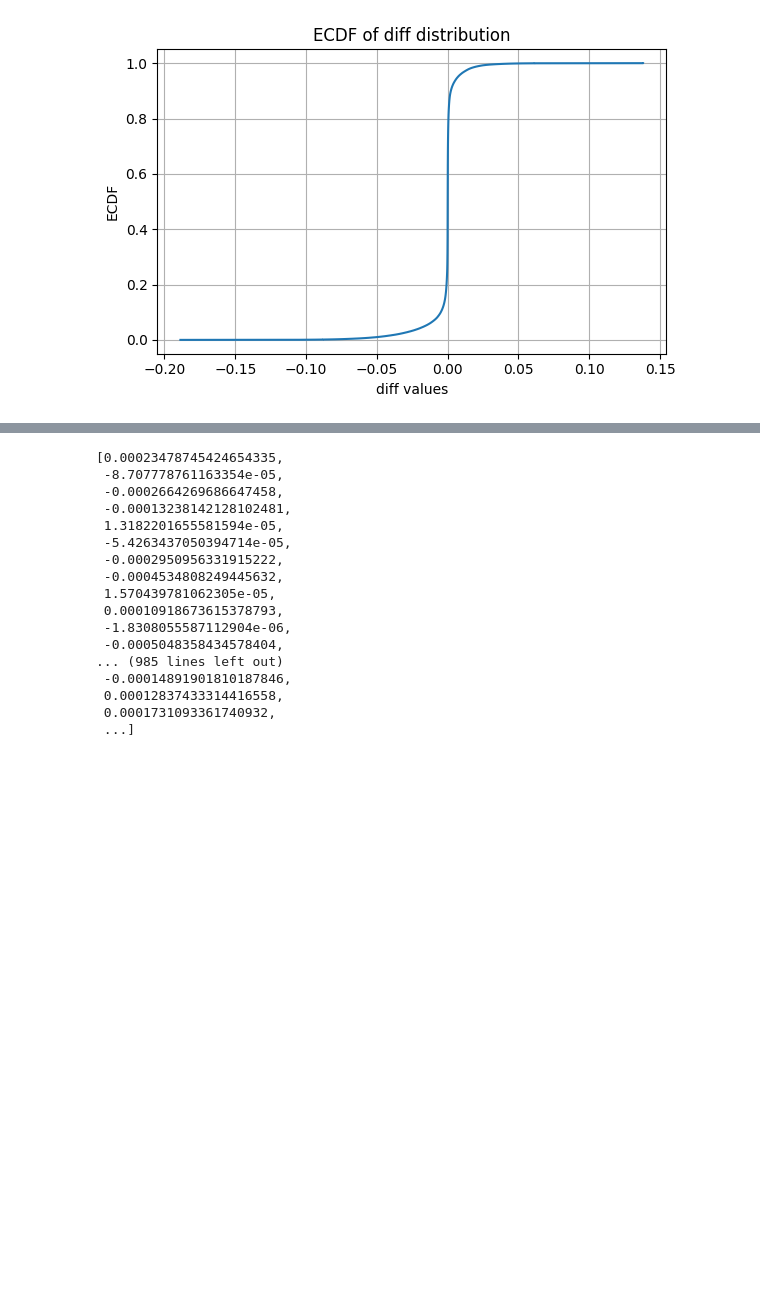
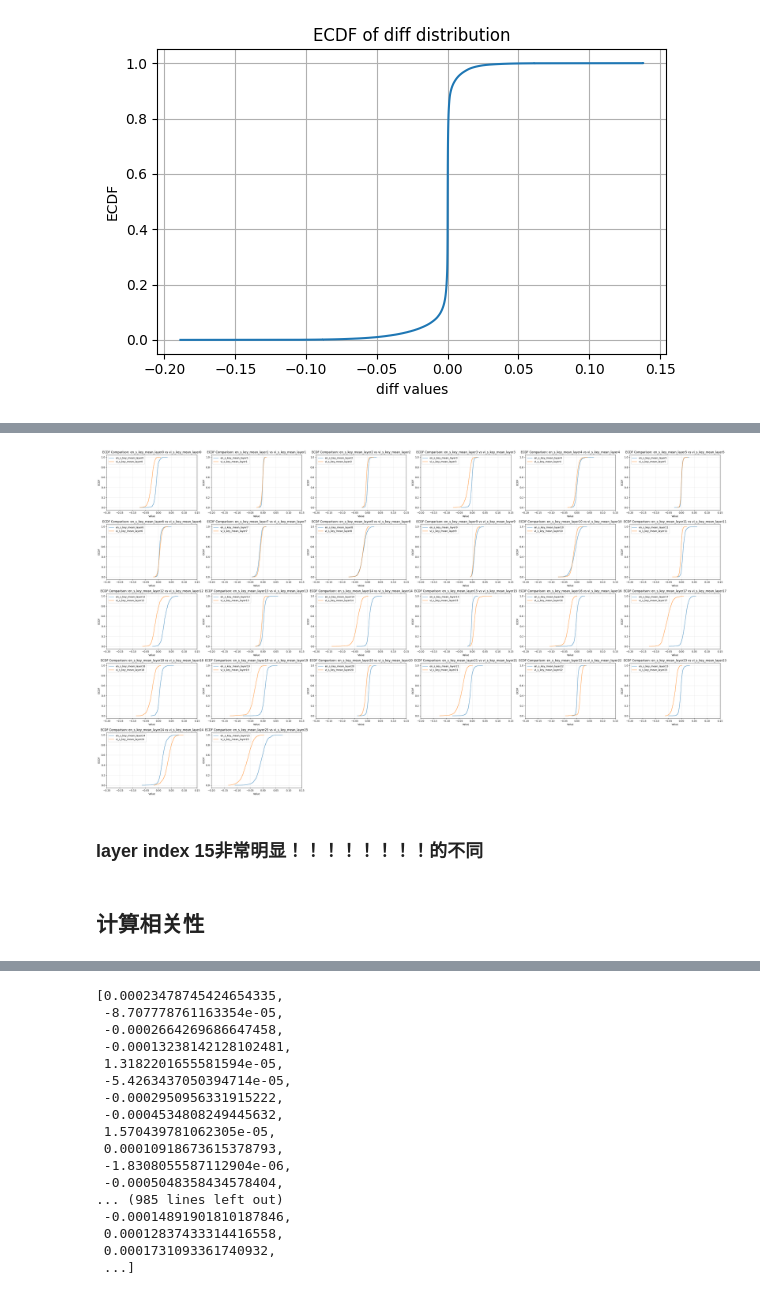
Before and after one commit to weizaiff/LRP, a Jupyter notebook: 20251113_lrp_analysis.ipynb, the cells around one changed output, grey strips where cells are left out. Cells and saved outputs as stored; diff of their text form; code cells hidden in the pictures; blank space fills up the shorter version.

```diff
--- a/20251113_lrp_analysis.ipynb
+++ b/20251113_lrp_analysis.ipynb
@@ -126,0 +406,30 @@ drwa_ecdf(np.array(mean_diff))
+# %%
+data_neu_enAvi_result_per_layer = []
+data_neu_enAvi_result_per_layer_labels = []
+
+for ilayer in range(26):
+    data_neu_enAvi_result_per_layer.append(data_neu_result[f'model.layers.{ilayer}.mlp.down_proj.weight']['mean'])
+    data_neu_enAvi_result_per_layer.append(data_vi_neu_result[f'model.layers.{ilayer}.mlp.down_proj.weight']['mean'])
+
+    data_neu_enAvi_result_per_layer_labels.append(f'en_s_key_mean_layer{ilayer}')
+    data_neu_enAvi_result_per_layer_labels.append(f'vi_s_key_mean_layer{ilayer}')
+
+plot_ecdf_pairs(data_neu_enAvi_result_per_layer, data_neu_enAvi_result_per_layer_labels)
+# %%
+data_neu_enAvi_result_per_layer = []
+data_neu_enAvi_result_per_layer_labels = []
+
+for ilayer in range(26):
+    data_neu_enAvi_result_per_layer.append(data_neu_result[f'model.layers.{ilayer}.mlp.down_proj.weight']['mean'])
+    data_neu_enAvi_result_per_layer.append(data_vi_neu_result[f'model.layers.{ilayer}.mlp.down_proj.weight']['mean'])
+
+    data_neu_enAvi_result_per_layer_labels.append(f'en_s_key_mean_layer{ilayer}')
+    data_neu_enAvi_result_per_layer_labels.append(f'vi_s_key_mean_layer{ilayer}')
+
+plot_ecdf_pairs(data_neu_enAvi_result_per_layer, data_neu_enAvi_result_per_layer_labels)
+# %% [output]
+[figure, added]
+# %% [markdown]
+### layer index 15非常明显！！！！！！！！的不同
+# %% [markdown]
+## 计算相关性
```
Also changed, not shown: parts of 15 cells of this notebook.
